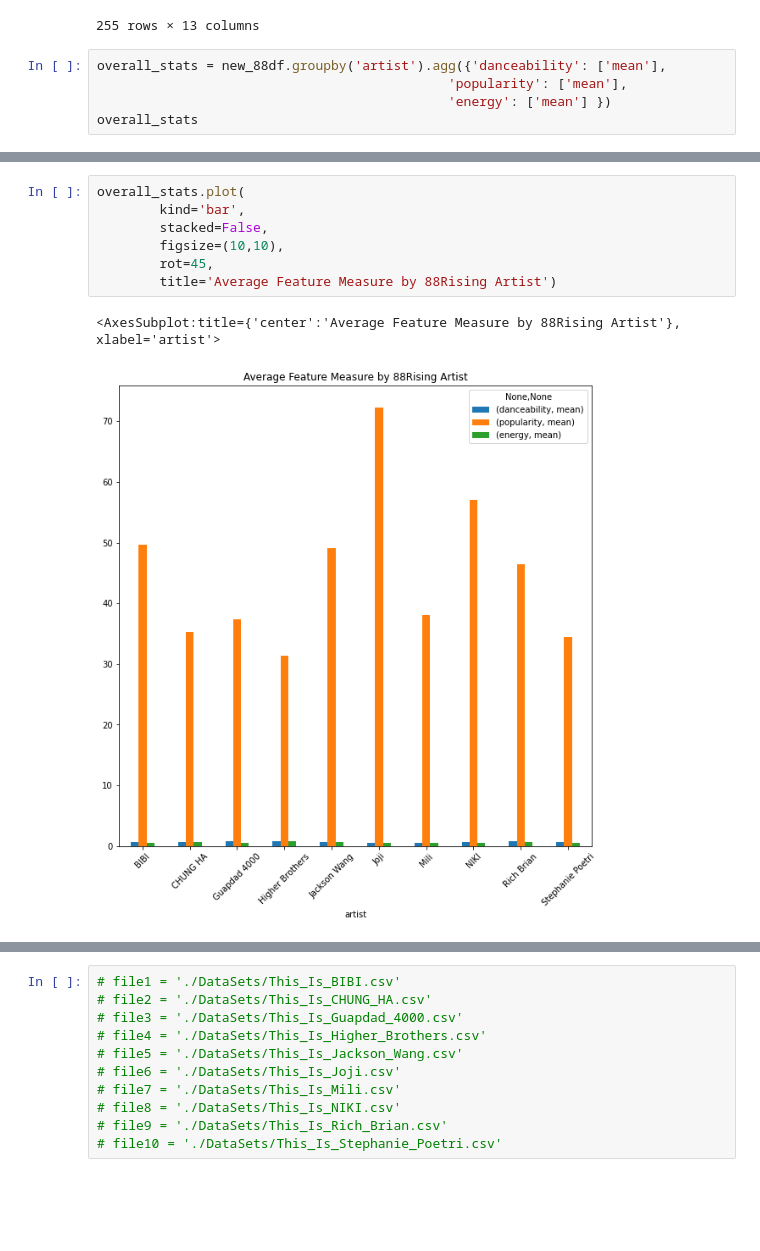
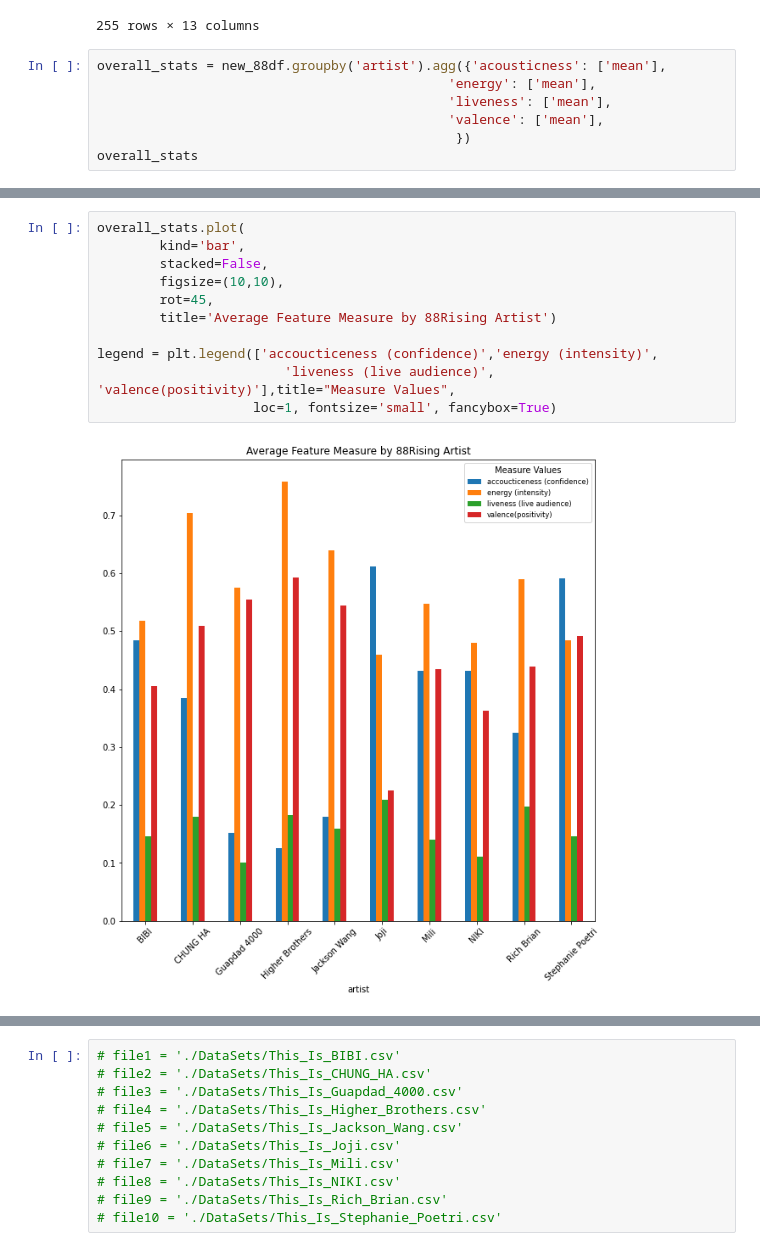
Before and after one commit to jeugenio103/Project-3, a Jupyter notebook: 88RisingArtists/CleanseToDB.ipynb, the cells around one changed output, grey strips where cells are left out. Drawn from its saved outputs; the diff is of its cells as text; blank space fills up the shorter version.

Commit message:
'graphed 88df to multiple bars'

```diff
--- a/88RisingArtists/CleanseToDB.ipynb
+++ b/88RisingArtists/CleanseToDB.ipynb
@@ -89,8 +89,10 @@ new_88df
 | 254 | Paranoia | AM:PM | Stephanie Poetri | [Stephanie Poetri] | 2021-03-12 | 176080 | 24 | 0.34800 | ... |
 255 rows × 13 columns
 # %%
-overall_stats = new_88df.groupby('artist').agg({'danceability': ['mean'],
-                                             'popularity': ['mean'],
-                                             'energy': ['mean'] })
+overall_stats = new_88df.groupby('artist').agg({'acousticness': ['mean'],
+                                             'energy': ['mean'],
+                                             'liveness': ['mean'],
+                                             'valence': ['mean'],
+                                              })
 overall_stats
 # %% [output]
@@ -110,10 +131,13 @@ overall_stats
 # %%
 overall_stats.plot(
         kind='bar',
         stacked=False,
         figsize=(10,10),
         rot=45,
         title='Average Feature Measure by 88Rising Artist')
+
+legend = plt.legend(['accoucticeness (confidence)','energy (intensity)',
+                        'liveness (live audience)', 'valence(positivity)'],title="Measure Values",
+                    loc=1, fontsize='small', fancybox=True)
 # %% [output]
-<AxesSubplot:title={'center':'Average Feature Measure by 88Rising Artist'}, xlabel='artist'>
-[figure, old version]
+[figure, new version]
```
Also changed, not shown: parts of 5 cells of this notebook, 3 other files.
